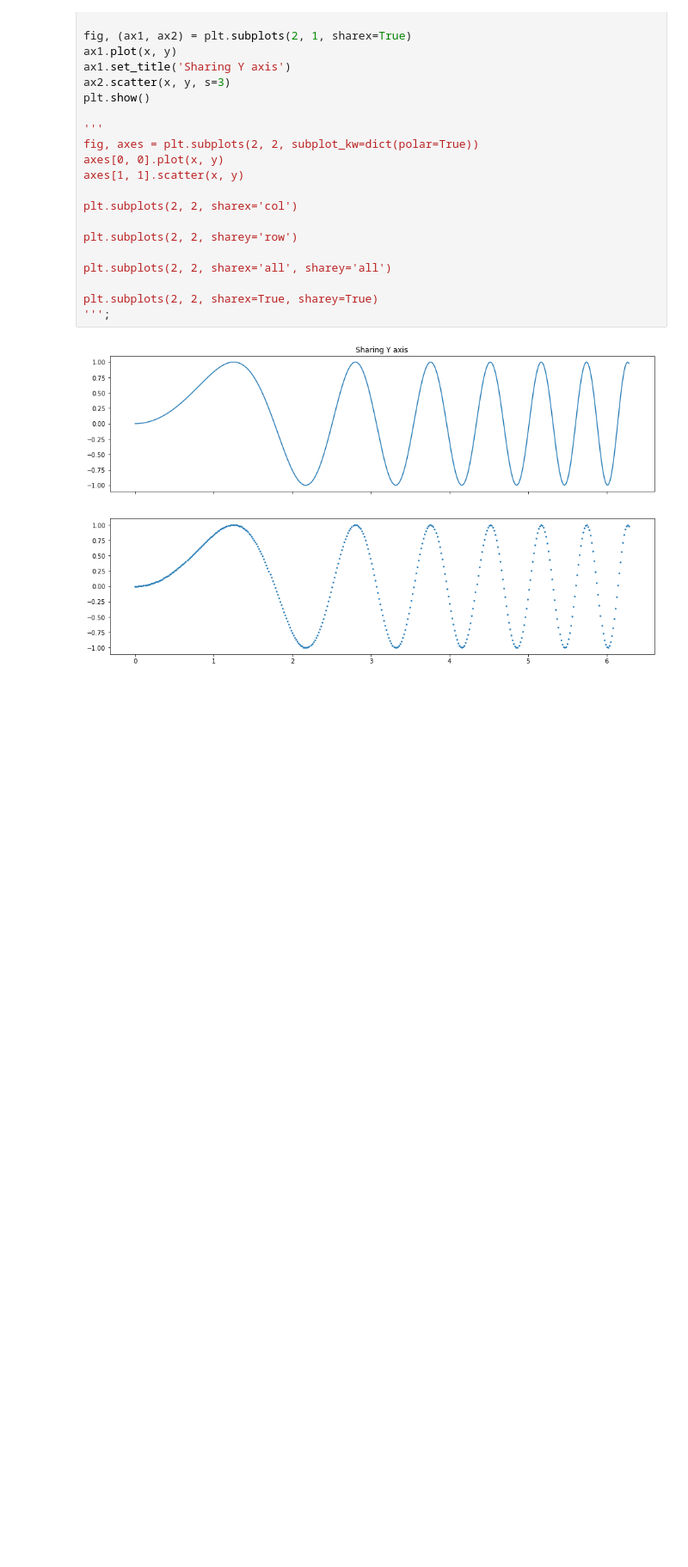
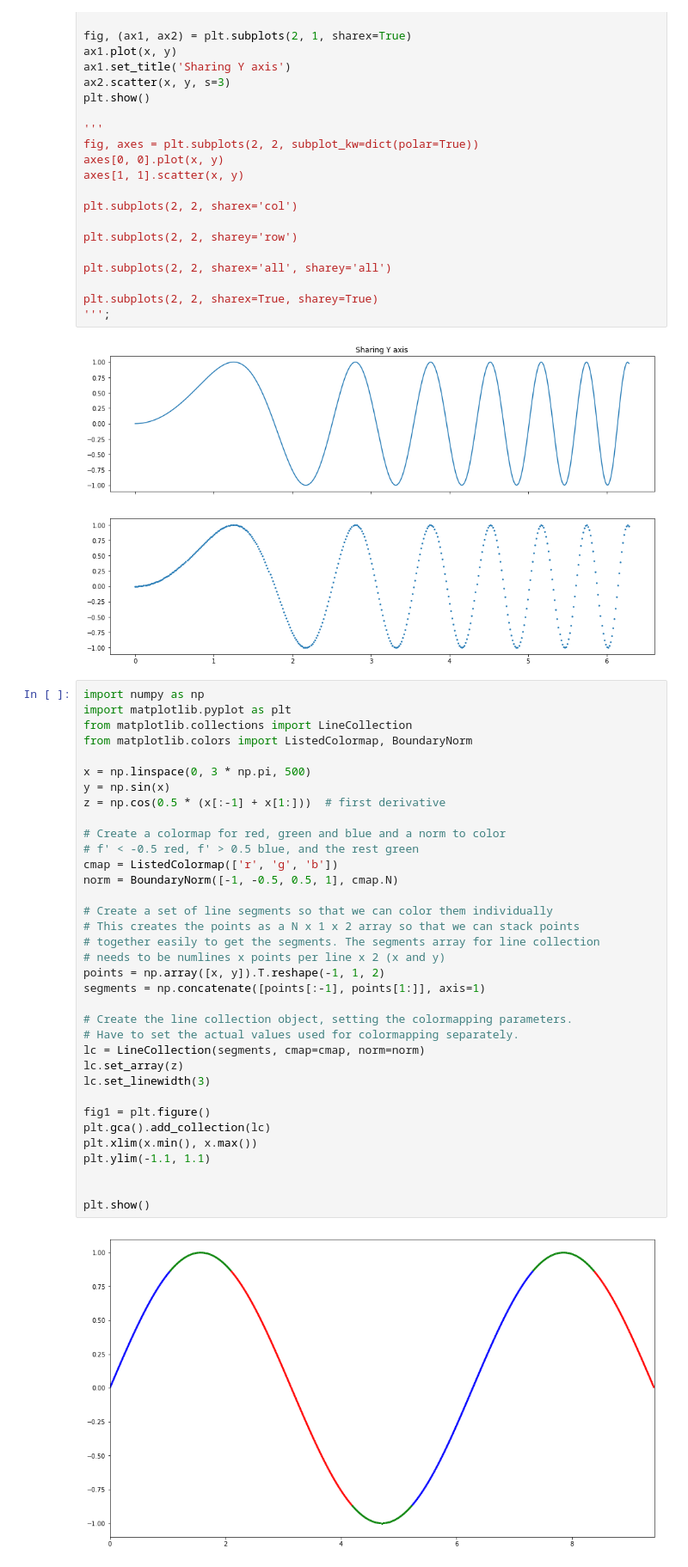
Before and after one commit to coreygirard/less, a Jupyter notebook: labs.ipynb, the cells around one changed output. Shown at 86% size. Drawn from its saved outputs; the diff is of its cells as text; blank space fills up the shorter version.

```diff
--- a/labs.ipynb
+++ b/labs.ipynb
@@ -444,3 +450,40 @@ plt.subplots(2, 2, sharex=True, sharey=True)
 ''';
 # %% [output]
 [figure]
+# %%
+import numpy as np
+import matplotlib.pyplot as plt
+from matplotlib.collections import LineCollection
+from matplotlib.colors import ListedColormap, BoundaryNorm
+
+x = np.linspace(0, 3 * np.pi, 500)
+y = np.sin(x)
+z = np.cos(0.5 * (x[:-1] + x[1:]))  # first derivative
+
+# Create a colormap for red, green and blue and a norm to color
+# f' < -0.5 red, f' > 0.5 blue, and the rest green
+cmap = ListedColormap(['r', 'g', 'b'])
+norm = BoundaryNorm([-1, -0.5, 0.5, 1], cmap.N)
+
+# Create a set of line segments so that we can color them individually
+# This creates the points as a N x 1 x 2 array so that we can stack points
+# together easily to get the segments. The segments array for line collection
+# needs to be numlines x points per line x 2 (x and y)
+points = np.array([x, y]).T.reshape(-1, 1, 2)
+segments = np.concatenate([points[:-1], points[1:]], axis=1)
+
+# Create the line collection object, setting the colormapping parameters.
+# Have to set the actual values used for colormapping separately.
+lc = LineCollection(segments, cmap=cmap, norm=norm)
+lc.set_array(z)
+lc.set_linewidth(3)
+
+fig1 = plt.figure()
+plt.gca().add_collection(lc)
+plt.xlim(x.min(), x.max())
+plt.ylim(-1.1, 1.1)
+
+
+plt.show()
+# %% [output]
+[figure, added]
```
Also changed, not shown: parts of 8 cells of this notebook, 15 other files.
